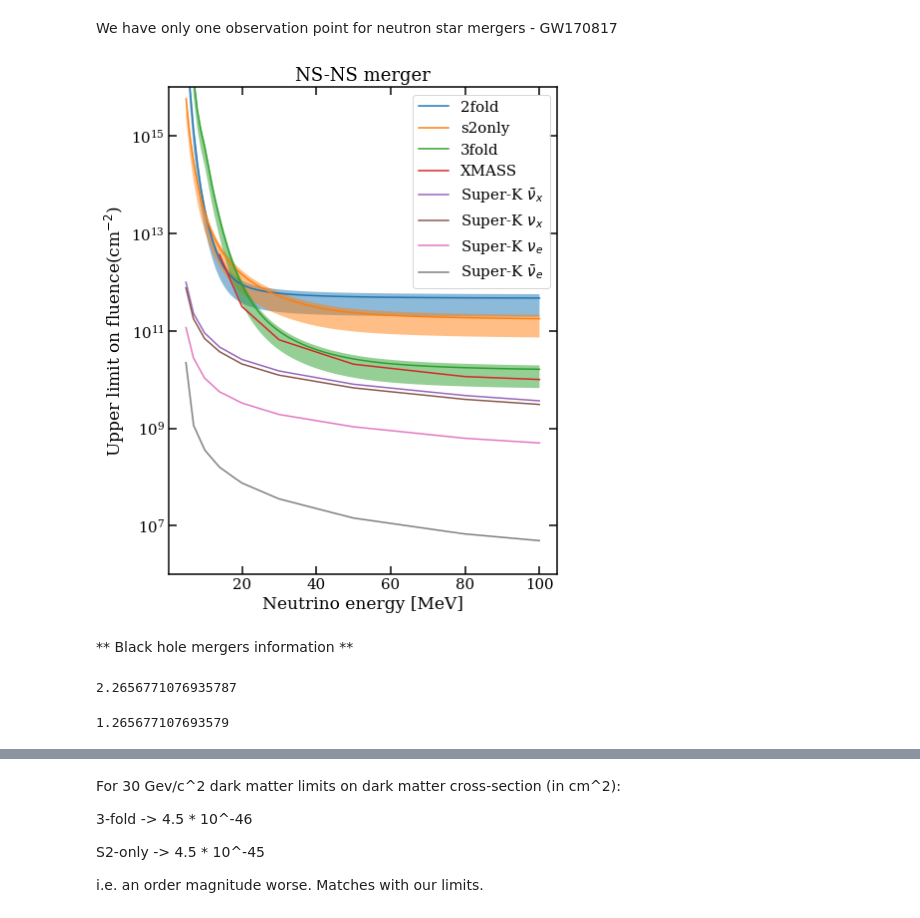
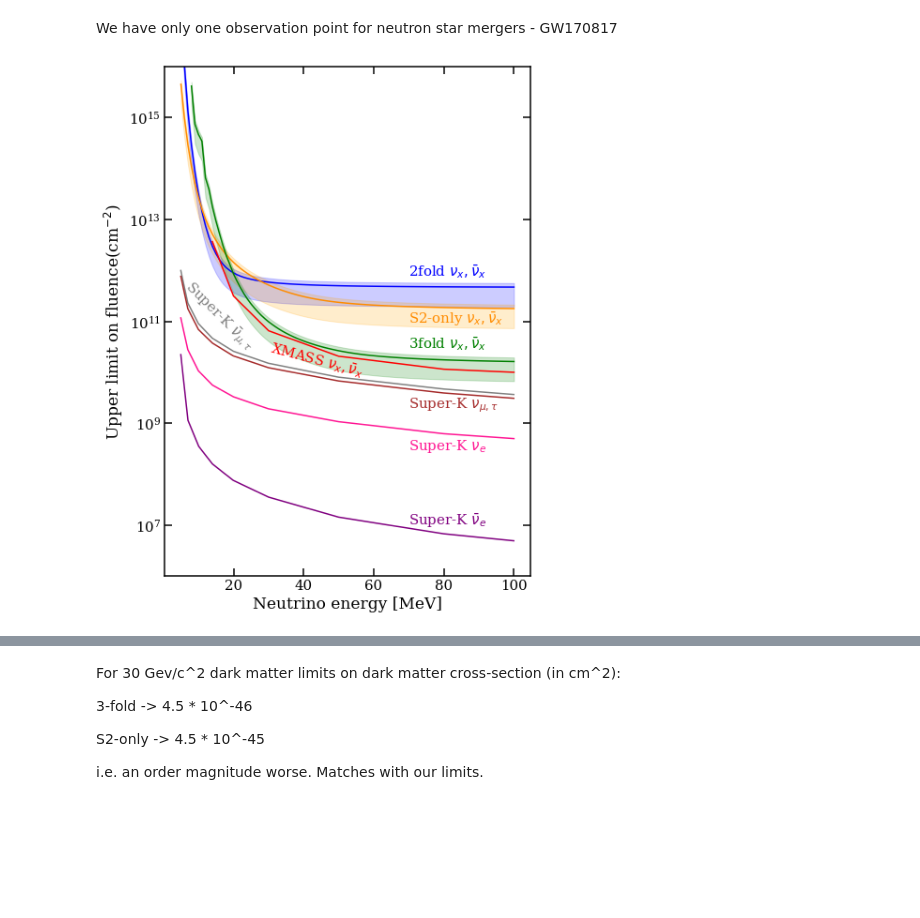
Before and after one commit to XENON1T/Gravitational-Waves, a Jupyter notebook: CEvNS+Neutrino+limit.ipynb, the cells around one changed output, grey strips where cells are left out. Drawn from its saved outputs; the diff is of its cells as text; code cells hidden in the pictures; blank space fills up the shorter version.

```diff
--- a/CEvNS+Neutrino+limit.ipynb
+++ b/CEvNS+Neutrino+limit.ipynb
@@ -551,3 +538,0 @@ array([1.12986795e-15, 5.66130793e-16, 3.04803560e-16, 1.17604744e-16,
-# %%
-for xe in NaturalXe:
-    print(xe.MaxRecoilEnergy(20*MeV))
@@ -674,18 +634,21 @@ plt.show()
 # %%
 fig, ax = plt.subplots(1, 1, figsize=(7,5))
 
+er = energy_2fold
 tot_rate = np.array([sum([xe.dRatedErecoil(x, 100*MeV) for xe in NaturalXe]) * accept_2fold(x) for x in er])
 tot_rate_low = tot_rate*modification_low
 tot_rate_up = tot_rate*modification_up
 ax.semilogy(er / keV, tot_rate * 1.04 * ton/ keV**(-1), label="2-fold")
 plt.fill_between(er / keV, tot_rate_low * ton / (keV**(-1)), tot_rate_up * ton / (keV**(-1)), alpha = 0.5)
 
+er = energy_S2only
 tot_rate = np.array([sum([xe.dRatedErecoil(x, 100*MeV) for xe in NaturalXe]) * accept_S2only(x) for x in er])
 tot_rate_low = tot_rate*modification_low
 tot_rate_up = tot_rate*modification_up
 ax.semilogy(er / keV, tot_rate * 2.004 * ton/ keV**(-1) , label="S2-only")
 plt.fill_between(er / keV, tot_rate_low * ton / (keV**(-1)), tot_rate_up * ton / (keV**(-1)), alpha = 0.5)
 
+er = energy_3fold
 tot_rate = np.array([sum([xe.dRatedErecoil(x, 100*MeV) for xe in NaturalXe]) * accept_3fold_SR1(x) for x in er])
 tot_rate_low = tot_rate*modification_low
 tot_rate_up = tot_rate*modification_up
@@ -837,9 +815,9 @@ plt.show()
 # %% [output]
 [figure]
 # %%
-rate_Ev_2fold = calc_rate_Ev(er, accept_2fold, fm_2fold)
-rate_Ev_3fold = calc_rate_Ev(er, accept_3fold_SR1, fm_3fold)
-rate_Ev_S2only = calc_rate_Ev(er, accept_S2only, fm_S2only)
+rate_Ev_2fold = calc_rate_Ev(energy_2fold, accept_2fold, fm_2fold)
+rate_Ev_3fold = calc_rate_Ev(energy_3fold, accept_3fold_SR1, fm_3fold)
+rate_Ev_S2only = calc_rate_Ev(energy_S2only, accept_S2only, fm_S2only)
 # %%
 fig, ax = plt.subplots(1, 1, figsize=(7,5))
 plt.plot(Neutrino_Energy/MeV, rate_Ev_2fold, label="2fold")
@@ -884,35 +862,50 @@ upper_lim_fluence_S2only_up = 2.3/(rate_Ev_S2only*modification_up)
 # %%
 Anti_neutrinio_x = pd.read_csv('Anti_neutrino_x.csv')
 neutrinio_x = pd.read_csv('neutrino_x.csv')
 Anti_neutrinio_e = pd.read_csv('anti_neutrino_e.csv')
 neutrinio_e = pd.read_csv('neutrino_e.csv')
 XMASS_neutrinio = pd.read_csv('XMASS_neutrino.csv')
 
-fig, ax = plt.subplots(1, 1, figsize=(7,9))
-plt.plot(Neutrino_Energy/MeV, upper_lim_fluence_2_fold, label="2fold")
-plt.fill_between(Neutrino_Energy/MeV, upper_lim_fluence_2_fold_low, upper_lim_fluence_2_fold_up, alpha = 0.5)
-plt.plot(Neutrino_Energy/MeV, upper_lim_fluence_S2only, label="s2only")
-plt.fill_between(Neutrino_Energy/MeV, upper_lim_fluence_S2only_low, upper_lim_fluence_S2only_up, alpha = 0.5)
-plt.plot(Neutrino_Energy/MeV, upper_lim_fluence_3_fold, label="3fold")
-plt.fill_between(Neutrino_Energy/MeV, upper_lim_fluence_3_fold_low, upper_lim_fluence_3_fold_up, alpha = 0.5)
+fig, ax = plt.subplots(1, 1, figsize=(7,10))
 
-plt.plot(XMASS_neutrinio['Energy'], XMASS_neutrinio['fluence'], label="XMASS")
-plt.plot(Anti_neutrinio_x['Energy'], Anti_neutrinio_x['fluence'], label=r"Super-K $\bar{\nu}_x$")
-plt.plot(neutrinio_x['Energy'], neutrinio_x['fluence'], label=r"Super-K ${\nu}_x$")
-plt.plot(neutrinio_e['Energy'], neutrinio_e['fluence'], label=r"Super-K ${\nu}_e$")
-plt.plot(Anti_neutrinio_e['Energy'], Anti_neutrinio_e['fluence'], label=r"Super-K $\bar{\nu}_e$")
 
-ax.legend()
+plt.plot(Neutrino_Energy/MeV, upper_lim_fluence_2_fold, color="blue", label=r"2fold ${\nu}_x, \bar{\nu}_x$")
+plt.fill_between(Neutrino_Energy/MeV, upper_lim_fluence_2_fold_low, upper_lim_fluence_2_fold_up, color="blue", alpha = 0.2)
+plt.text(70, 8*1e11, r"2fold ${\nu}_x, \bar{\nu}_x$", color="blue")
+
+plt.plot(Neutrino_Energy/MeV, upper_lim_fluence_S2only, color="darkorange", label=r"S2only ${\nu}_x, \bar{\nu}_x$")
+plt.fill_between(Neutrino_Energy/MeV, upper_lim_fluence_S2only_low, upper_lim_fluence_S2only_up, color="orange", alpha = 0.2)
+plt.text(70, 9*1e10, r"S2-only ${\nu}_x, \bar{\nu}_x$", color="darkorange")
+
+plt.plot(Neutrino_Energy/MeV, upper_lim_fluence_3_fold, color="green", label=r"3fold ${\nu}_x, \bar{\nu}_x$")
+plt.fill_between(Neutrino_Energy/MeV, upper_lim_fluence_3_fold_low, upper_lim_fluence_3_fold_up, color="green", alpha = 0.2)
+plt.text(70, 3*1e10, r"3fold ${\nu}_x, \bar{\nu}_x$", color="green")
+
+plt.plot(XMASS_neutrinio['Energy'], XMASS_neutrinio['fluence'], color="red", label=r"XMASS ${\nu}_x, \bar{\nu}_x$")
+plt.text(30, 8.5*1e9, r"XMASS ${\nu}_x, \bar{\nu}_x$", color="red", rotation = -15)
+
+plt.plot(Anti_neutrinio_x['Energy'], Anti_neutrinio_x['fluence'], color="gray", label=r"Super-K $\bar{\nu}_{\mu,\tau}$")
+plt.text(5, 3*1e10, r"Super-K $\bar{\nu}_{\mu,\tau}$", color="gray", rotation = -45)
+
+plt.plot(neutrinio_x['Energy'], neutrinio_x['fluence'], label=r"Super-K ${\nu}_{\mu,\tau}$", color="brown")
+plt.text(70, 2*1e9, r"Super-K ${\nu}_{\mu,\tau}$", color="brown")
+
+plt.plot(neutrinio_e['Energy'], neutrinio_e['fluence'], label=r"Super-K ${\nu}_e$", color="deeppink")
+plt.text(70, 3*1e8, r"Super-K ${\nu}_e$", color="deeppink")
+
+plt.plot(Anti_neutrinio_e['Energy'], Anti_neutrinio_e['fluence'], label=r"Super-K $\bar{\nu}_e$", color="purple")
+plt.text(70, 1e7, r"Super-K $\bar{\nu}_e$", color="purple")
+
 #ax.set_title(r"(Total events/flux ")
 ax.set_ylim([1e6, 1e16])
 plt.yscale("log")
 #ax.set_xlim([0, 5])
 ax.set_xlabel("Neutrino energy [MeV]")
 ax.set_ylabel(r"Upper limit on fluence(cm$^{-2}$)")
 ax.yaxis.set_ticks_position('both')
 ax.xaxis.set_ticks_position('both')
-plt.title("NS-NS merger")
+#plt.title("NS-NS merger")
 
 plt.show()
 # %% [output]
-[figure, old version]
+[figure, new version]
@@ -926,2 +911,0 @@ def stacking(d_list):
-# %% [markdown]
-** Black hole mergers information **
@@ -936,8 +911,0 @@ d_S2only = [d_GW170729, d_GW170818, d_GW170823]
-# %%
-stacking(d_3fold)
-# %% [output]
-2.2656771076935787
-# %%
-stacking(d_S2only)
-# %% [output]
-1.265677107693579
```
Also changed, not shown: parts of 37 cells of this notebook.
